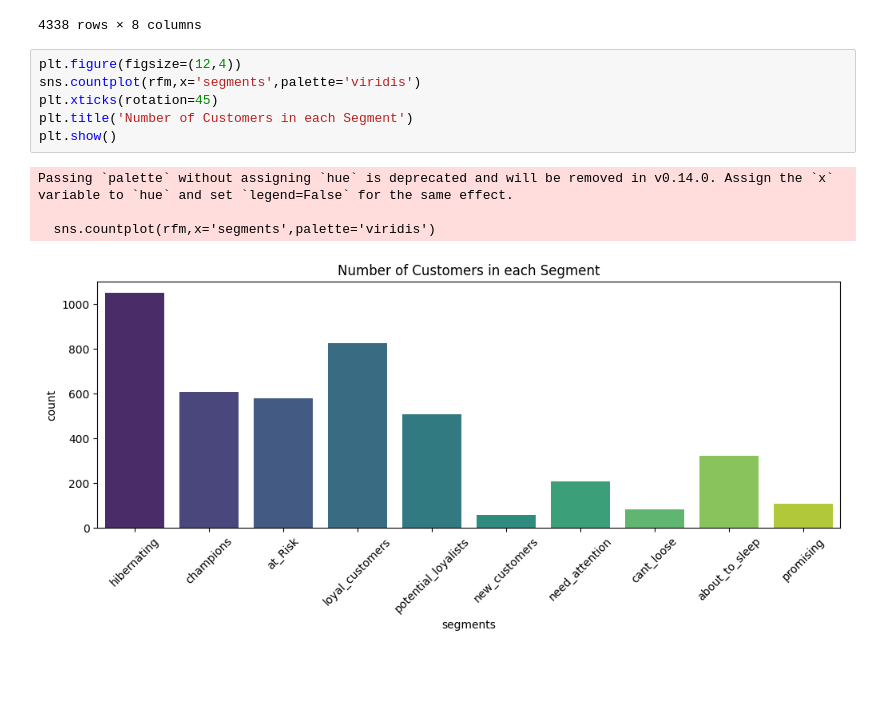
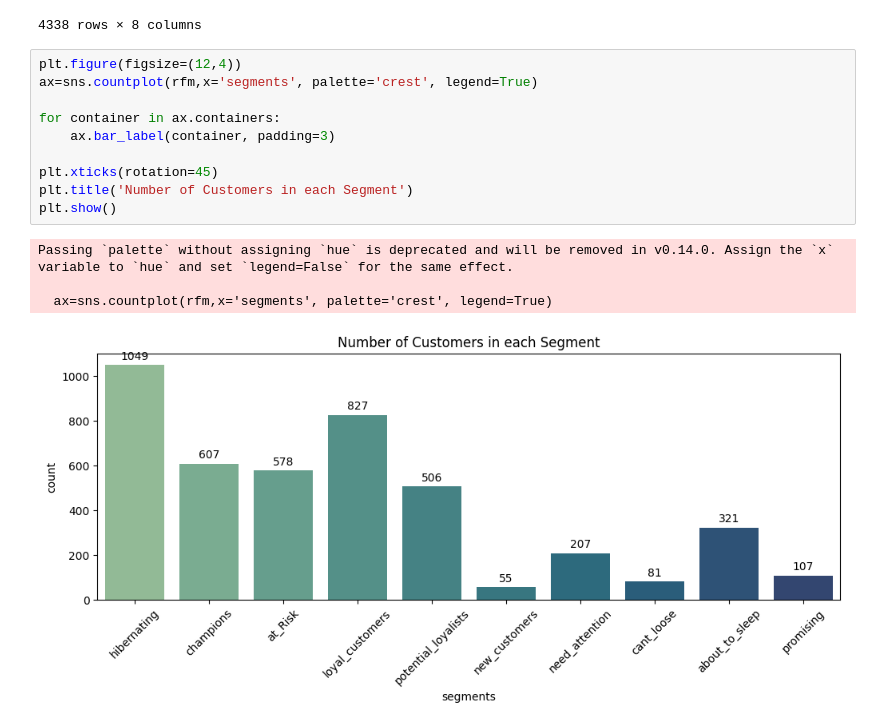
Before and after one commit to Faresx7/elevvo-data-analysis-internship, a Jupyter notebook: RFM analysis/main.ipynb, the cells around one changed output. Cells and saved outputs as stored; diff of their text form; blank space fills up the shorter version.

```diff
--- a/RFM analysis/main.ipynb
+++ b/RFM analysis/main.ipynb
@@ -35,12 +35,16 @@ rfm
 4338 rows × 8 columns
 # %%
 plt.figure(figsize=(12,4))
-sns.countplot(rfm,x='segments',palette='viridis')
+ax=sns.countplot(rfm,x='segments', palette='crest', legend=True)
+
+for container in ax.containers:
+    ax.bar_label(container, padding=3)
+
 plt.xticks(rotation=45)
 plt.title('Number of Customers in each Segment')
 plt.show()
 # %% [output]
 Passing `palette` without assigning `hue` is deprecated and will be removed in v0.14.0. Assign the `x` variable to `hue` and set `legend=False` for the same effect.
 
-  sns.countplot(rfm,x='segments',palette='viridis')
+  ax=sns.countplot(rfm,x='segments', palette='crest', legend=True)
-[figure, old version]
+[figure, new version]
```
Also changed, not shown: parts of 3 cells of this notebook, 1 other file.
